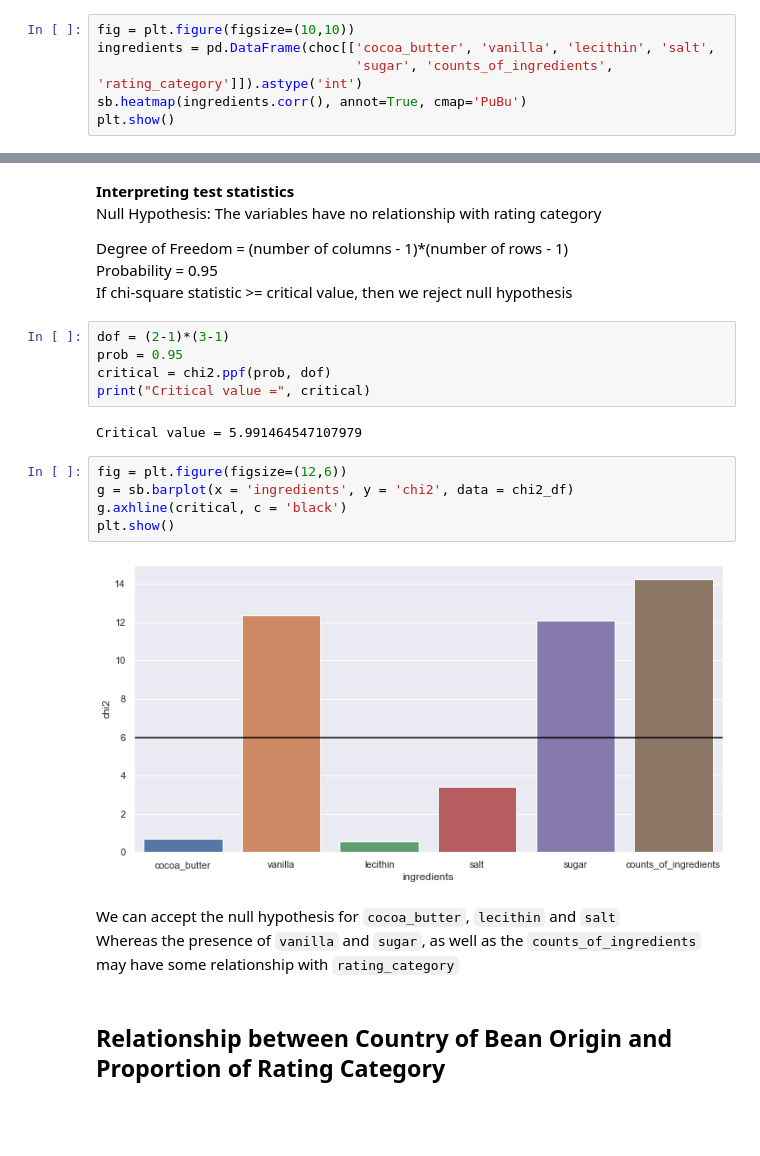
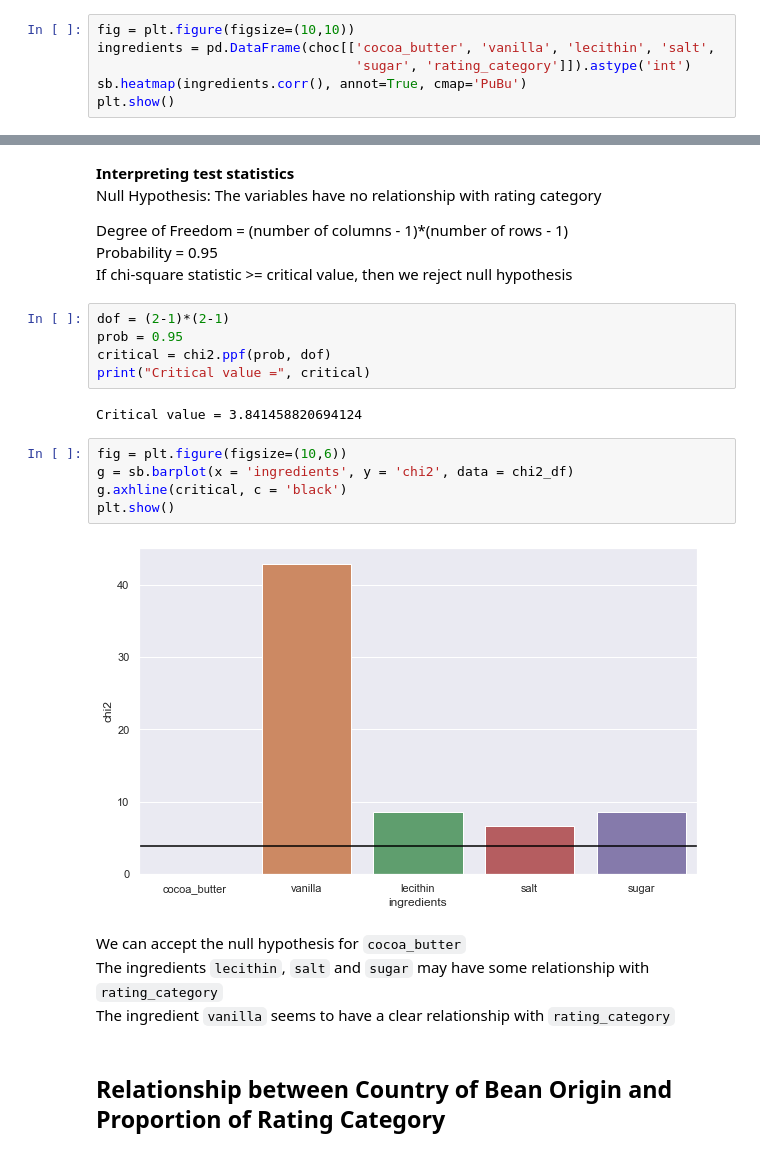
Before and after one commit to bachts/sc1015-project, a Jupyter notebook: Data visualization.ipynb, the cells around one changed output, grey strips where cells are left out. Drawn from its saved outputs; the diff is of its cells as text; blank space fills up the shorter version.

```diff
--- a/Data visualization.ipynb
+++ b/Data visualization.ipynb
@@ -245,7 +242,7 @@ ratingPercentagePlot(data = choc, x = 'number_of_taste', xlabel = 'Number of Tas
 # %%
 fig = plt.figure(figsize=(10,10))
 ingredients = pd.DataFrame(choc[['cocoa_butter', 'vanilla', 'lecithin', 'salt',
-                                 'sugar', 'counts_of_ingredients', 'rating_category']]).astype('int')
+                                 'sugar', 'rating_category']]).astype('int')
 sb.heatmap(ingredients.corr(), annot=True, cmap='PuBu')
 plt.show()
 # %% [output]
@@ -287,22 +283,23 @@ Degree of Freedom = (number of columns - 1)*(number of rows - 1)<br>
 Probability = 0.95<br>
 If chi-square statistic >= critical value, then we reject null hypothesis
 # %%
-dof = (2-1)*(3-1)
+dof = (2-1)*(2-1)
 prob = 0.95
 critical = chi2.ppf(prob, dof)
 print("Critical value =", critical)
 # %% [output]
-Critical value = 5.991464547107979
+Critical value = 3.841458820694124
 # %%
-fig = plt.figure(figsize=(12,6))
+fig = plt.figure(figsize=(10,6))
 g = sb.barplot(x = 'ingredients', y = 'chi2', data = chi2_df)
 g.axhline(critical, c = 'black')
 plt.show()
 # %% [output]
-[figure, old version]
+[figure, new version]
 # %% [markdown]
-We can accept the null hypothesis for `cocoa_butter`, `lecithin` and `salt`<br>
-Whereas the presence of `vanilla` and `sugar`, as well as the `counts_of_ingredients` may have some relationship with `rating_category`
+We can accept the null hypothesis for `cocoa_butter`<br>
+The ingredients `lecithin`, `salt` and `sugar` may have some relationship with `rating_category`<br>
+The ingredient `vanilla` seems to have a clear relationship with `rating_category`
 # %% [markdown]
 ## Relationship between Country of Bean Origin and Proportion of Rating Category
 # %% [markdown]
```
Also changed, not shown: parts of 39 cells of this notebook, 2 other files.
